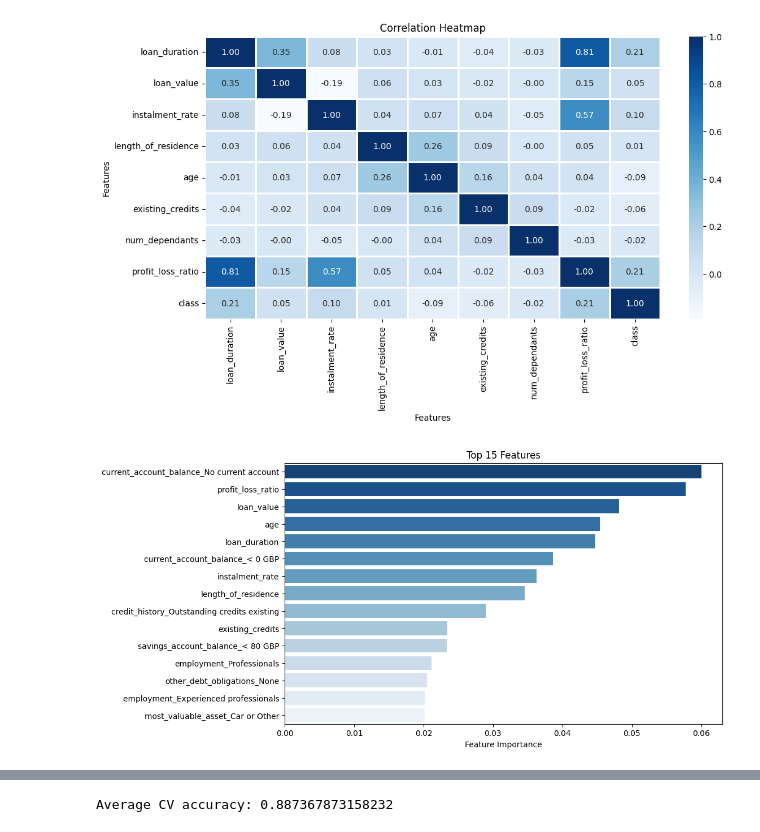
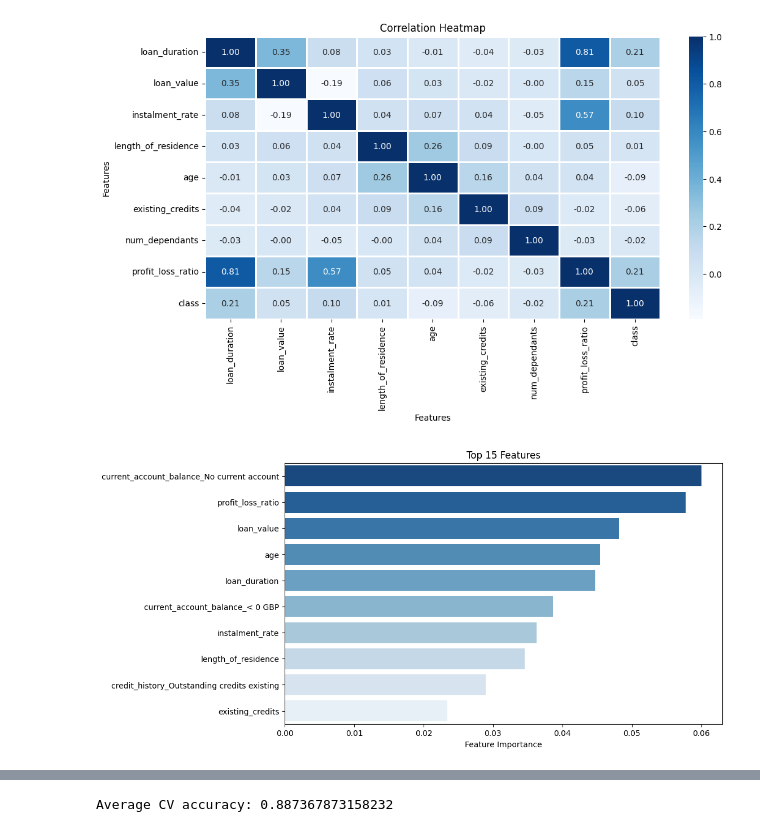
Before and after one commit to techwithlik/LoanPrediction, a Jupyter notebook: Visualise_Analysis_Loan.ipynb, the cells around one changed output, grey strips where cells are left out. Saved outputs shown, nothing was run; the diff lists cells and outputs as text; code cells hidden in the pictures.

```diff
--- a/Visualise_Analysis_Loan.ipynb
+++ b/Visualise_Analysis_Loan.ipynb
@@ -322,24 +322,24 @@ plt.show()
 # %%
 # ExtraTreesClassifier feature selection method
 etc = ExtraTreesClassifier(n_estimators=100, random_state=0)
 etc.fit(X_preprocessed_df, y)
 
 imp_scores = pd.Series(etc.feature_importances_, index=X_preprocessed_df.columns)
 imp_cols = imp_scores.nlargest(35)
 
 # Plot top 15 features without labels
-top_15_features = imp_cols.head(15)
+top_15_features = imp_cols.head(10)
 top_15_features = top_15_features.rename(lambda x: x.split('__')[1])
 # print("Top 15 Features and their importance scores:")
 # print(top_15_features)
 
 plt.figure(figsize=(10, 6))
 sns.barplot(x=top_15_features.values, y=top_15_features.index, palette='Blues_r')
 plt.xlabel('Feature Importance')
 plt.title('Top 15 Features')
 plt.show()
 # %% [output]
-[figure, old version]
+[figure, new version]
 # %%
 # Define the model
 model = RandomForestClassifier(random_state=0)
```
